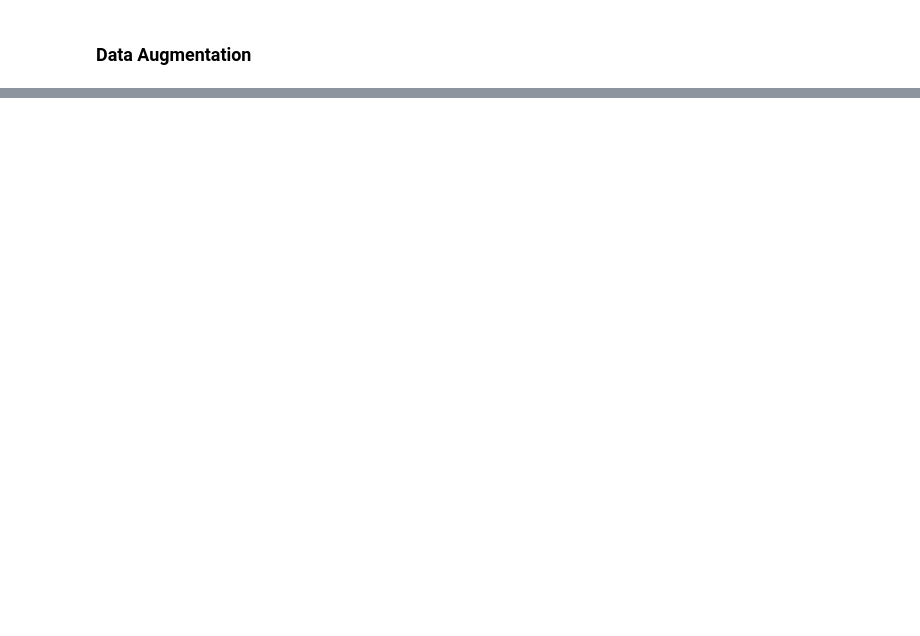
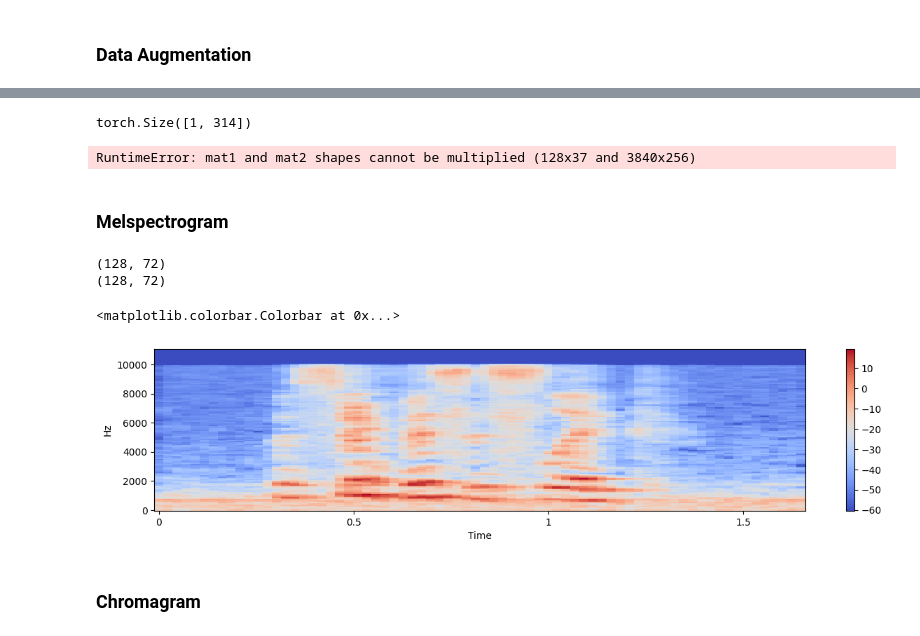
Before and after one commit to RobertoStaino/SER, a Jupyter notebook: exploration_crema.ipynb, the cells around one changed output, grey strips where cells are left out. Drawn from its saved outputs; the diff is of its cells as text; code cells hidden in the pictures; blank space fills up the shorter version.

```diff
--- a/exploration_crema.ipynb
+++ b/exploration_crema.ipynb
@@ -91,0 +269,30 @@ plt.show()
+# %%
+# Determine batch_size and sequence_length
+batch_size = 100 #Crema_df.shape[0]
+sequence_lengths = []
+
+# Loop over audio files to compute sequence lengths
+for file_path in Crema_df.Path.head(100):
+    audio, _ = librosa.load(file_path)  # Load audio file
+    sequence_lengths.append(len(audio))
+
+# Determine the maximum sequence length
+max_sequence_length = max(sequence_lengths)
+# Create a list to hold the input spectrograms
+input_dim = 128  # Dimension of input spectrogram
+input_spectrograms = []
+
+# Loop over audio files again to compute and store spectrograms
+for file_path in Crema_df.Path.head(100):
+    audio, _ = librosa.load(file_path)  # Load audio file
+    spectrogram = librosa.feature.melspectrogram(y=audio)  # Compute spectrogram
+    spectrogram = librosa.power_to_db(spectrogram)  # Convert to dB scale
+    spectrogram = torch.tensor(spectrogram.T)  # Transpose and convert to tensor
+    input_spectrograms.append(spectrogram)
+
+# Determine the new batch size and adjust the tensor size
+batch_size = len(input_spectrograms)
+input_spectrograms_resized = torch.zeros(batch_size, max_sequence_length, input_dim)
+for i, spectrogram in enumerate(input_spectrograms):
+    length = min(max_sequence_length, spectrogram.size(0))
+    input_spectrograms_resized[i, :length, :] = spectrogram[:length, :]
@@ -91,0 +325,26 @@ plt.show()
+# %%
+import torch.optim as optim
+
+num_classes = 6  # Numero di classi di output
+
+model = AudioCNN(num_classes)
+
+# Definizione della funzione di perdita e dell'ottimizzatore
+criterion = nn.CrossEntropyLoss()
+optimizer = optim.Adam(model.parameters(), lr=0.001)
+
+# Addestramento del modello
+num_epochs = 10
+for epoch in range(num_epochs):
+    for inputs, labels in dataloader:
+        # Forward pass
+        outputs = model(inputs)
+        loss = criterion(outputs, labels)
+
+        # Backward pass e ottimizzazione
+        optimizer.zero_grad()
+        loss.backward()
+        optimizer.step()
+# %% [output]
+torch.Size([1, 314])
+RuntimeError: mat1 and mat2 shapes cannot be multiplied (128x37 and 3840x256)
@@ -91,0 +359,19 @@ plt.show()
+# %% [markdown]
+### Melspectrogram
+# %%
+mel = librosa.feature.melspectrogram(y=data, sr=22050)
+mel_spec_db = librosa.power_to_db(mel)
+print(mel.shape)
+print(mel_spec_db.shape)
+# %% [output]
+(128, 72)
+(128, 72)
+# %%
+plt.figure(figsize=(15, 3))
+librosa.display.specshow(mel_spec_db, sr=22050, x_axis='time', y_axis='hz')
+plt.colorbar()
+# %% [output]
+<matplotlib.colorbar.Colorbar at 0x...>
+[figure, added]
+# %% [markdown]
+### Chromagram
```
Also changed, not shown: parts of 27 cells of this notebook, 5 other files.
